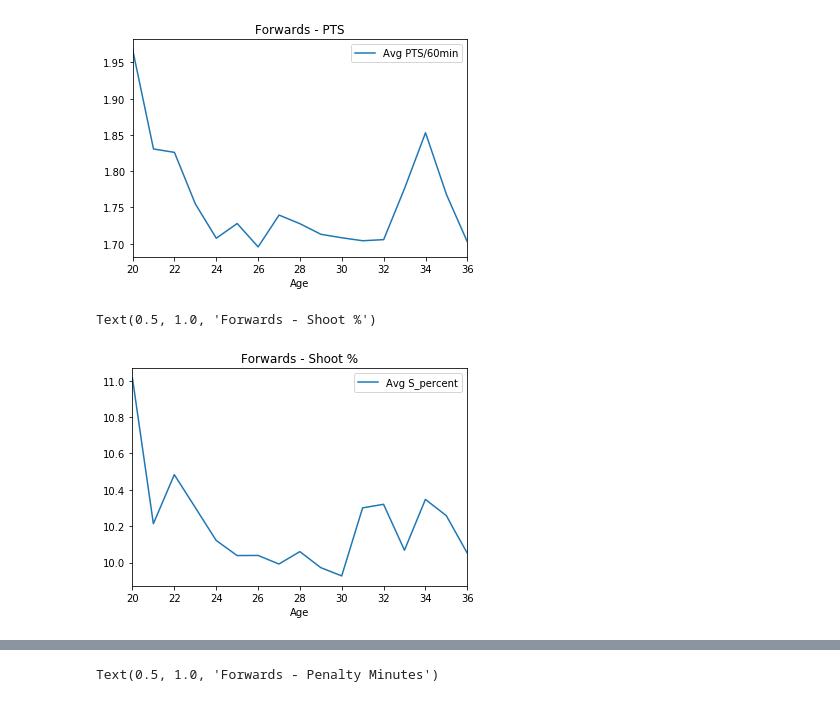
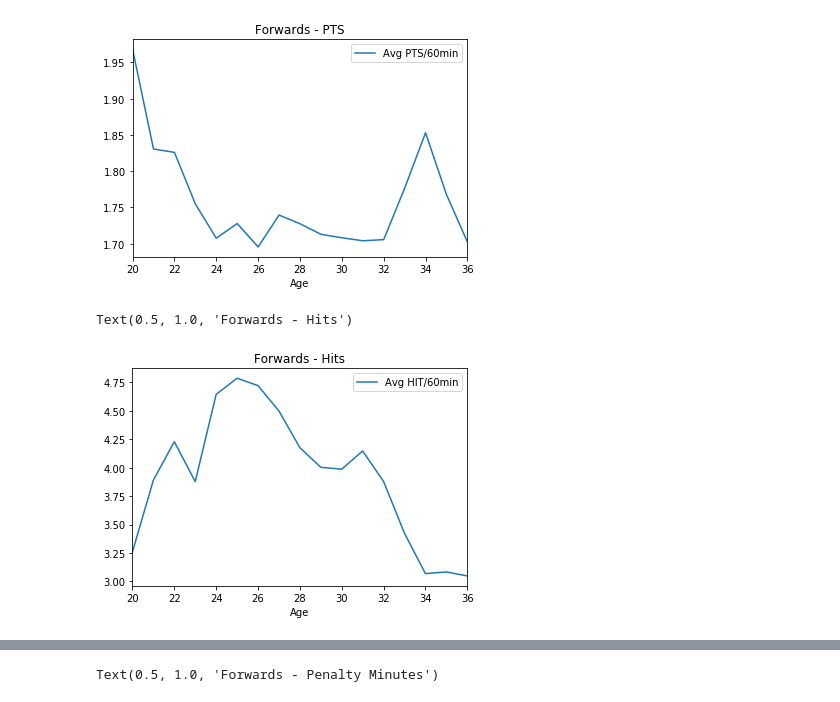
Before and after one commit to Silveris/HockeyStuff, a Jupyter notebook: data_transformation/data_analysis.ipynb, the cells around one changed output, grey strips where cells are left out. Saved outputs shown, nothing was run; the diff lists cells and outputs as text; code cells hidden in the pictures.

```diff
--- a/data_transformation/data_analysis.ipynb
+++ b/data_transformation/data_analysis.ipynb
@@ -233,8 +239,8 @@ Text(0.5, 1.0, 'Forwards - PTS')
 [figure]
 # %%
 age_groupings_df = groupby_avg(forwards_data, "Age")
-age_groupings_df.plot(kind="line", y = "Avg S_percent")
-plt.title("Forwards - Shoot %")
+age_groupings_df.plot(kind="line", y = "Avg HIT/60min")
+plt.title("Forwards - Hits")
 # %% [output]
-Text(0.5, 1.0, 'Forwards - Shoot %')
+Text(0.5, 1.0, 'Forwards - Hits')
-[figure, old version]
+[figure, new version]
```
Also changed, not shown: parts of 3 cells of this notebook, 1 other file.
